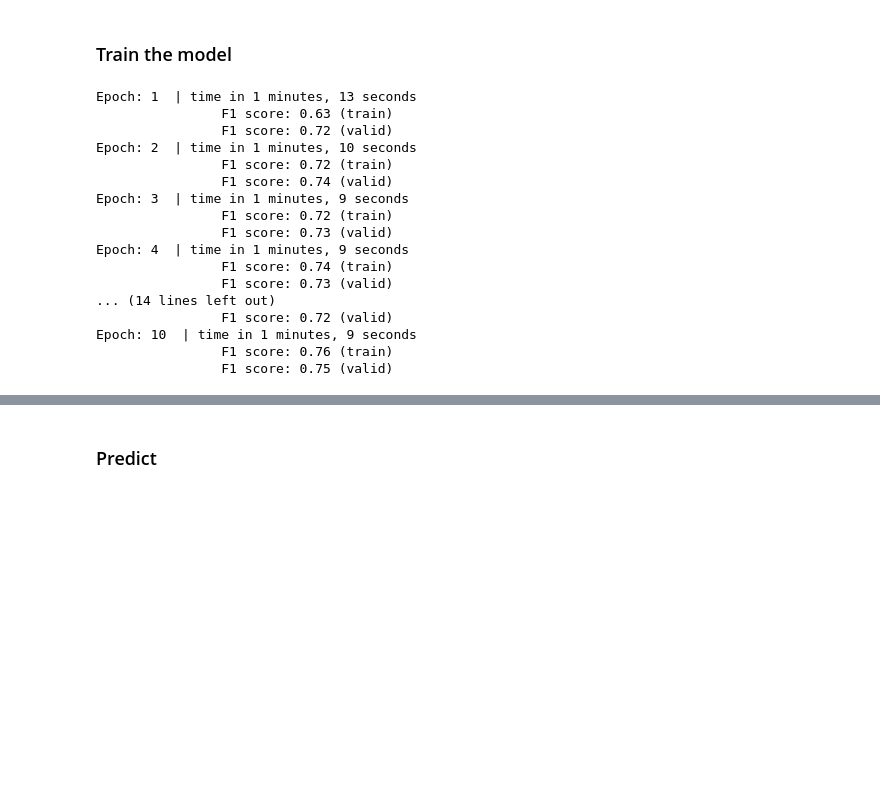
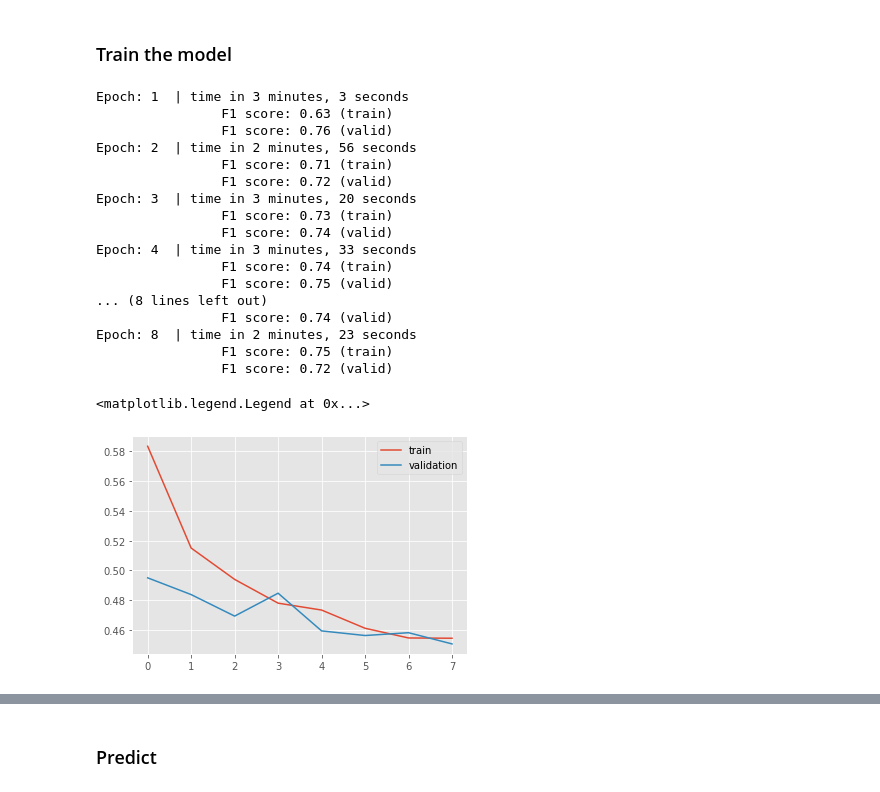
Before and after one commit to matusekma/nlp_disaster_tweets, a Jupyter notebook: notebook/BiLSTM_solution.ipynb, the cells around one changed output, grey strips where cells are left out. Cells and saved outputs as stored; diff of their text form; code cells hidden in the pictures; blank space fills up the shorter version.

```diff
--- a/notebook/BiLSTM_solution.ipynb
+++ b/notebook/BiLSTM_solution.ipynb
@@ -291,7 +291,7 @@ validation_target.shape, train_target.shape
 # %%
 class Config(object):
     embed_size = 50
-    hidden_layers = 2
+    hidden_layers = 4
     hidden_size = 32
     bidirectional = True
     output_size = 2
@@ -475,8 +475,7 @@ def train_func(sub_train_):
     # Adjust the learning rate
     scheduler.step()
 
-    return prec_rec_F1(labels, preds)
-    return train_loss / len(sub_train_), train_acc / len(sub_train_)
+    return train_loss / len(sub_train_), train_acc / len(sub_train_), prec_rec_F1(labels, preds)
 
 def validate_func(data_):
     loss = 0
@@ -495,14 +494,13 @@ def validate_func(data_):
             labels.append(cls.item())
             preds.append(pred.item())
 
-    return prec_rec_F1(labels, preds)
-    return loss / len(data_), acc / len(data_)
+    return loss / len(data_), acc / len(data_), prec_rec_F1(labels, preds)
 # %% [markdown]
 ### Train the model
 # %%
 import time
 from torch.utils.data.dataset import random_split
-N_EPOCHS = 10
+N_EPOCHS = 8
 min_valid_loss = float('inf')
 
 criterion = torch.nn.CrossEntropyLoss().to(device)
@@ -510,12 +508,22 @@ optimizer = torch.optim.SGD(model.parameters(), lr=0.01)
 scheduler = torch.optim.lr_scheduler.StepLR(optimizer, 1, gamma=0.9)
 
 sub_train_, sub_valid_ = train_data, validation_data
+all_train_loss = []
+all_valid_loss = []
+all_train_acc = []
+all_valid_acc = []
 
 for epoch in range(N_EPOCHS):
 
     start_time = time.time()
-    train_precision, train_recall, train_F1 = train_func(sub_train_)
-    valid_precision, valid_recall, valid_F1 = validate_func(sub_valid_)
+
+    train_loss, train_acc, (train_precision, train_recall, train_F1) = train_func(sub_train_)
+    valid_loss, valid_acc, (valid_precision, valid_recall, valid_F1) = validate_func(sub_valid_)
+
+    all_train_loss.append(train_loss)
+    all_train_acc.append(train_acc)
+    all_valid_loss.append(valid_loss)
+    all_valid_acc.append(valid_acc)
 
     secs = int(time.time() - start_time)
     mins = secs / 60
@@ -523,23 +531,28 @@ for epoch in range(N_EPOCHS):
 
     print('Epoch: %d' %(epoch + 1), " | time in %d minutes, %d seconds" %(mins, secs))
     print(f'\t\tF1 score: {train_F1:.2f} (train)\n\t\tF1 score: {valid_F1:.2f} (valid)')
-    #print(f'\tLoss: {train_loss:.4f}(train)\t|\tAcc: {train_acc * 100:.1f}%(train)')
-    #print(f'\tLoss: {valid_loss:.4f}(valid)\t|\tAcc: {valid_acc * 100:.1f}%(valid)')
 # %% [output]
-Epoch: 1  | time in 1 minutes, 13 seconds
+Epoch: 1  | time in 3 minutes, 3 seconds
                 F1 score: 0.63 (train)
+                F1 score: 0.76 (valid)
+Epoch: 2  | time in 2 minutes, 56 seconds
+                F1 score: 0.71 (train)
                 F1 score: 0.72 (valid)
-Epoch: 2  | time in 1 minutes, 10 seconds
-                F1 score: 0.72 (train)
+Epoch: 3  | time in 3 minutes, 20 seconds
+                F1 score: 0.73 (train)
                 F1 score: 0.74 (valid)
-Epoch: 3  | time in 1 minutes, 9 seconds
-                F1 score: 0.72 (train)
-                F1 score: 0.73 (valid)
-Epoch: 4  | time in 1 minutes, 9 seconds
+Epoch: 4  | time in 3 minutes, 33 seconds
                 F1 score: 0.74 (train)
-                F1 score: 0.73 (valid)
-... (14 lines left out)
+                F1 score: 0.75 (valid)
+... (8 lines left out)
+                F1 score: 0.74 (valid)
+Epoch: 8  | time in 2 minutes, 23 seconds
+                F1 score: 0.75 (train)
                 F1 score: 0.72 (valid)
-Epoch: 10  | time in 1 minutes, 9 seconds
-                F1 score: 0.76 (train)
-                F1 score: 0.75 (valid)
+# %%
+plt.plot(all_train_loss, label='train')
+plt.plot(all_valid_loss, label='validation')
+plt.legend()
+# %% [output]
+<matplotlib.legend.Legend at 0x...>
+[figure, added]
```
Also changed, not shown: parts of 4 cells of this notebook, 8 other files.
